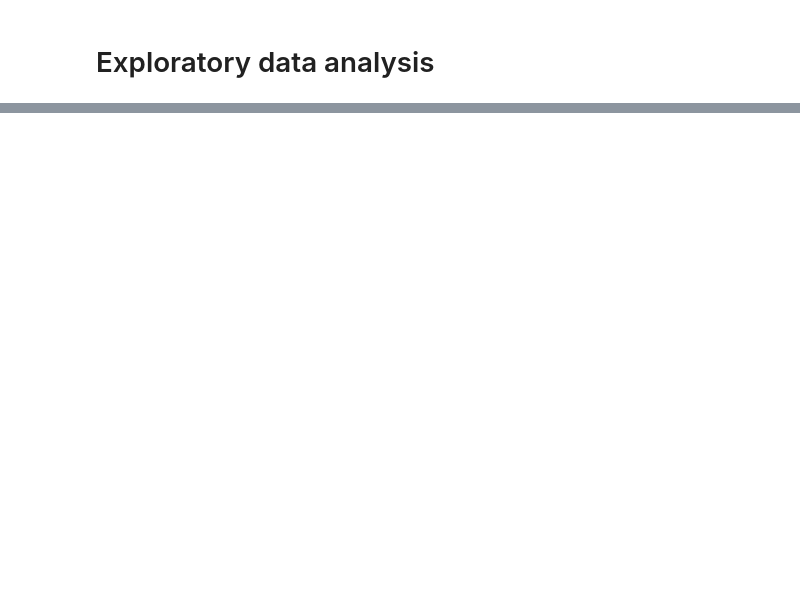
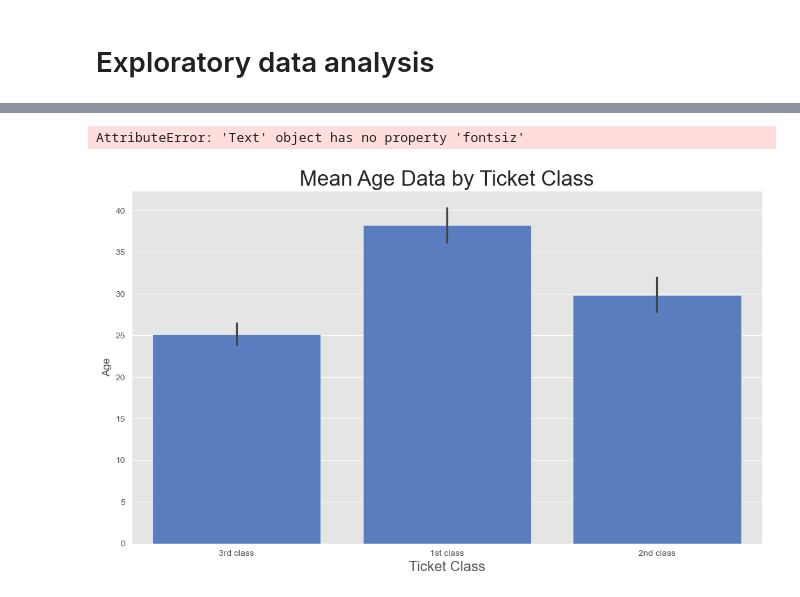
Before and after one commit to SunGamePlay/Kaggle-Titanic, a Jupyter notebook: notebooks/eda.ipynb, the cells around one changed output, grey strips where cells are left out. Saved outputs shown, nothing was run; the diff lists cells and outputs as text; code cells hidden in the pictures; blank space fills up the shorter version.

```diff
--- a/notebooks/eda.ipynb
+++ b/notebooks/eda.ipynb
@@ -132,0 +16,10 @@ plt.close()
+# %%
+# Load the data
+df = pd.read_csv("../data/train.csv")
+df["Survived?"] = df["Survived"].map({0 : "Not Survived", 1 : "Survived"})
+df["Pclass?"] = df["Pclass"].map({1: "1st class", 2: "2nd class", 3: "3rd class"})
+df["HasAge"] = 1 - df["Age"].isnull()
+bins = range(0, 90, 10)
+labels = [f"{i}-{i+9}" for i in range(0, 80, 10)]
+df['AgeGroup'] = pd.cut(df['Age'], bins=bins, right=False, labels=labels)
+df["Title"] = df["Name"].str.extract(" ([A-Za-z]+)\.", expand = False)
@@ -146,0 +236,12 @@ plt.close()
+# %%
+fig = plt.figure(figsize = (12.8, 7.2))
+fig = sns.barplot(x = "Pclass?", y = "Age", data = df)
+fig.set_title("Mean Age Data by Ticket Class", fontsize = 24)
+fig.set_xlabel("Ticket Class", fontsize = 16)
+fig.set_ylabel("Age", fontsiz = 16)
+fig.tick_params(labelsize = 12)
+plt.savefig("../outputs/mean-age-data-by-ticket-class.png")
+plt.close()
+# %% [output]
+AttributeError: 'Text' object has no property 'fontsiz'
+[figure, added]
```
Also changed, not shown: parts of 58 cells of this notebook, 18 other files.
